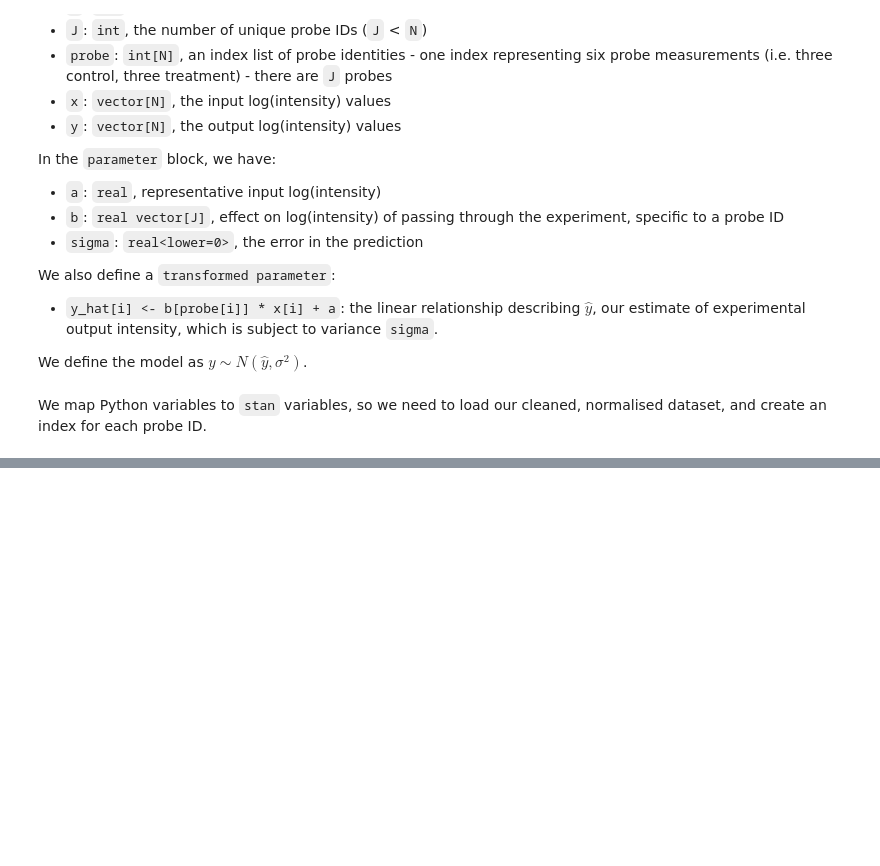
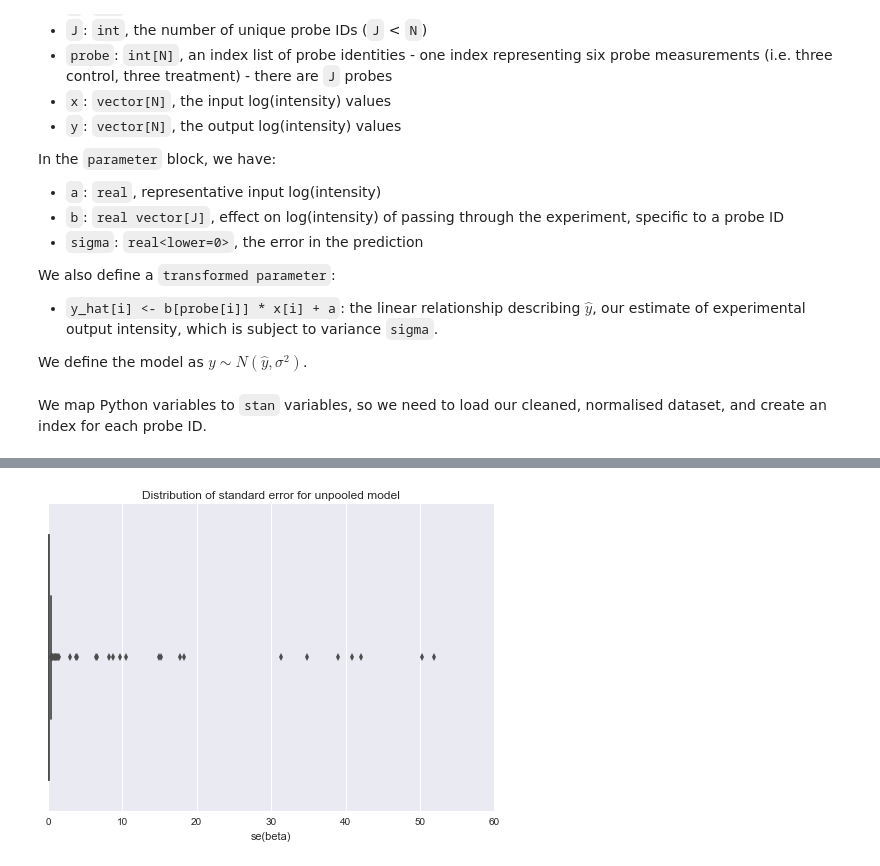
Before and after one commit to widdowquinn/SI_Holmes_etal_2017, a Jupyter notebook: 03-unpooled_model.ipynb, the cells around one changed output, grey strips where cells are left out. Cells and saved outputs as stored; diff of their text form; code cells hidden in the pictures; blank space fills up the shorter version.

```diff
--- a/03-unpooled_model.ipynb
+++ b/03-unpooled_model.ipynb
@@ -155,0 +151,7 @@ plt.title("variation in strongly positive slope estimates");
+# %%
+# plot standard errors
+g = sns.boxplot(unpooled_se)
+g.set_title("Distribution of standard error for unpooled model")
+g.set_xlabel("se(beta)");
+# %% [output]
+[figure, added]
```
Also changed, not shown: parts of 22 cells of this notebook, 5 other files.
